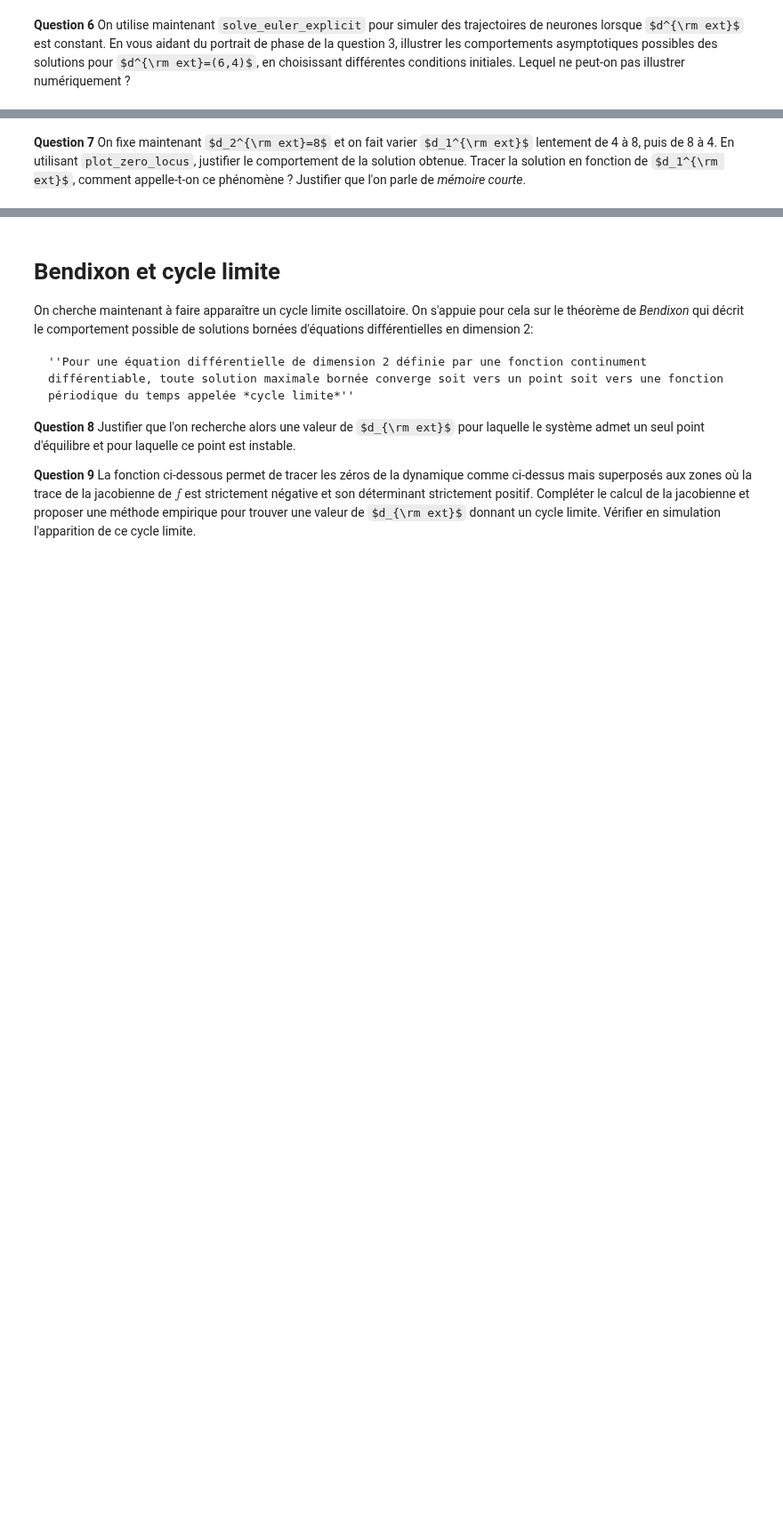
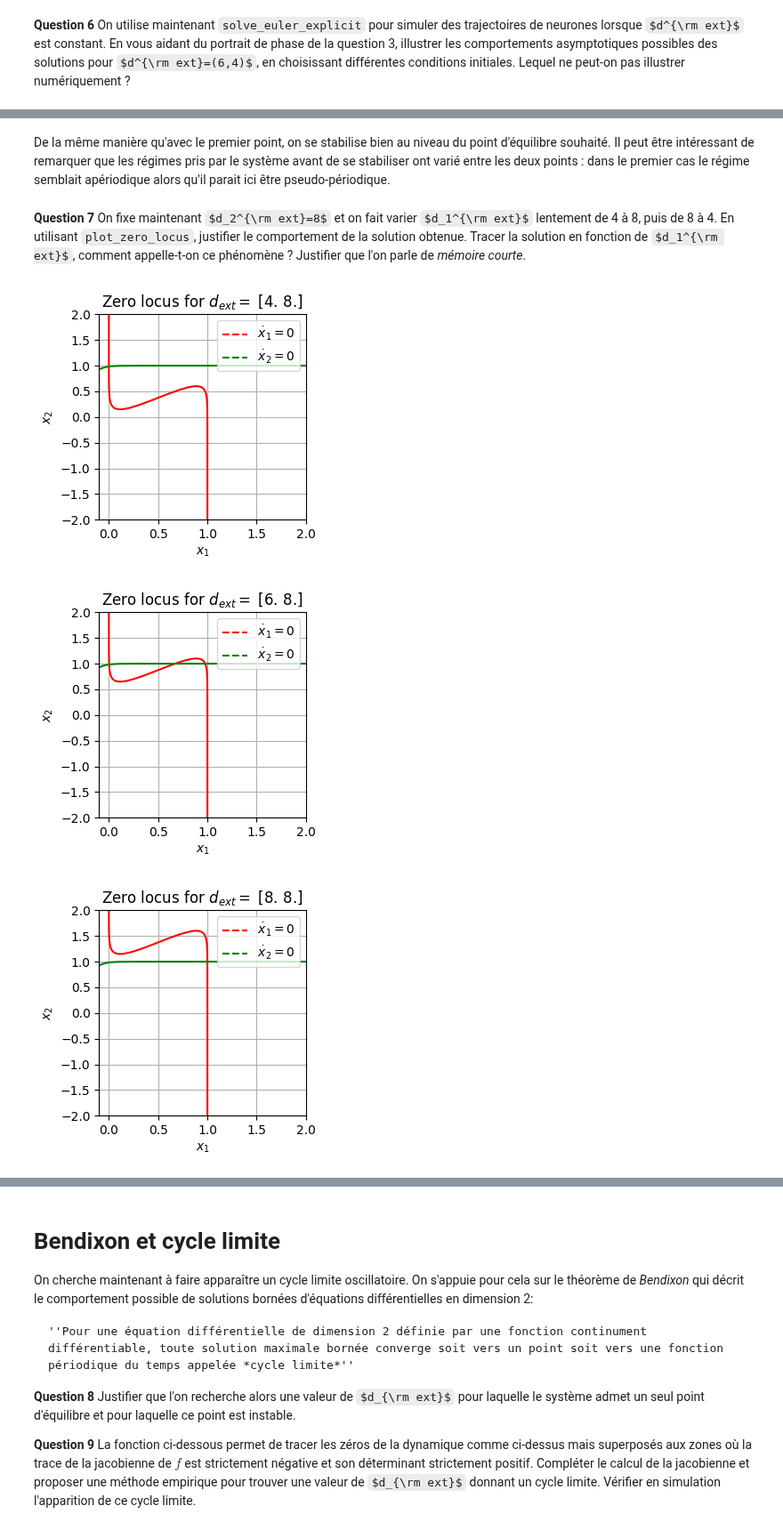
Before and after one commit to JulieBoyer/CotteBoyer, a Jupyter notebook: Projet_Eq_Diff.ipynb, the cells around one changed output, grey strips where cells are left out. Shown at 89% size. Saved outputs shown, nothing was run; the diff lists cells and outputs as text; code cells hidden in the pictures; some formulas as TeX source; blank space fills up the shorter version.

```diff
--- a/Projet_Eq_Diff.ipynb
+++ b/Projet_Eq_Diff.ipynb
@@ -316,15 +386,27 @@ Ici on stabilise vers le point d'équilibre (0.98,1)
+# %% [markdown]
+De la même manière qu'avec le premier point, on se stabilise bien au niveau du point d'équilibre souhaité. Il peut être intéressant de remarquer que les régimes pris par le système avant de se stabiliser ont varié entre les deux points : dans le premier cas le régime semblait apériodique alors qu'il parait ici être pseudo-périodique.
 # %% [markdown]
 **Question 7** On fixe maintenant $d_2^{\rm ext}=8$ et on fait varier $d_1^{\rm ext}$ lentement de 4 à 8, puis de 8 à 4. En utilisant ``plot_zero_locus``, justifier le comportement de la solution obtenue. Tracer la solution en fonction de $d_1^{\rm ext}$, comment appelle-t-on ce phénomène ? Justifier que l'on parle de *mémoire courte*.
 # %%
 def d_ext_varying(t):
     d1_ext = (0.1*t+4)*(t<40)+(8-0.1*(t-40))*(t>=40)
     d2_ext = 8.0*np.ones(np.shape(t))
     return np.array([d1_ext,d2_ext])
 
 def f_d_ext_varying(t,x):
     return -x + sigmoid(np.dot(W,x)+d_ext_varying(t))
 
 x0 = np.array([0.0,1.0])
 dt = 0.1
 t0, tf = 0.0, 80.0
 time, x = solve_euler_explicit(f_d_ext_varying, x0, dt, t0, tf)
+
+plot_zero_locus(d_ext_varying(0))
+plot_zero_locus(d_ext_varying(20))
+plot_zero_locus(d_ext_varying(40))
+plot_zero_locus(d_ext_varying(60))
+plot_zero_locus(d_ext_varying(80))
+# %% [output]
+[figure, added]
+[figure, added]
+[figure, added]
```
Also changed, not shown: parts of 12 cells of this notebook.
